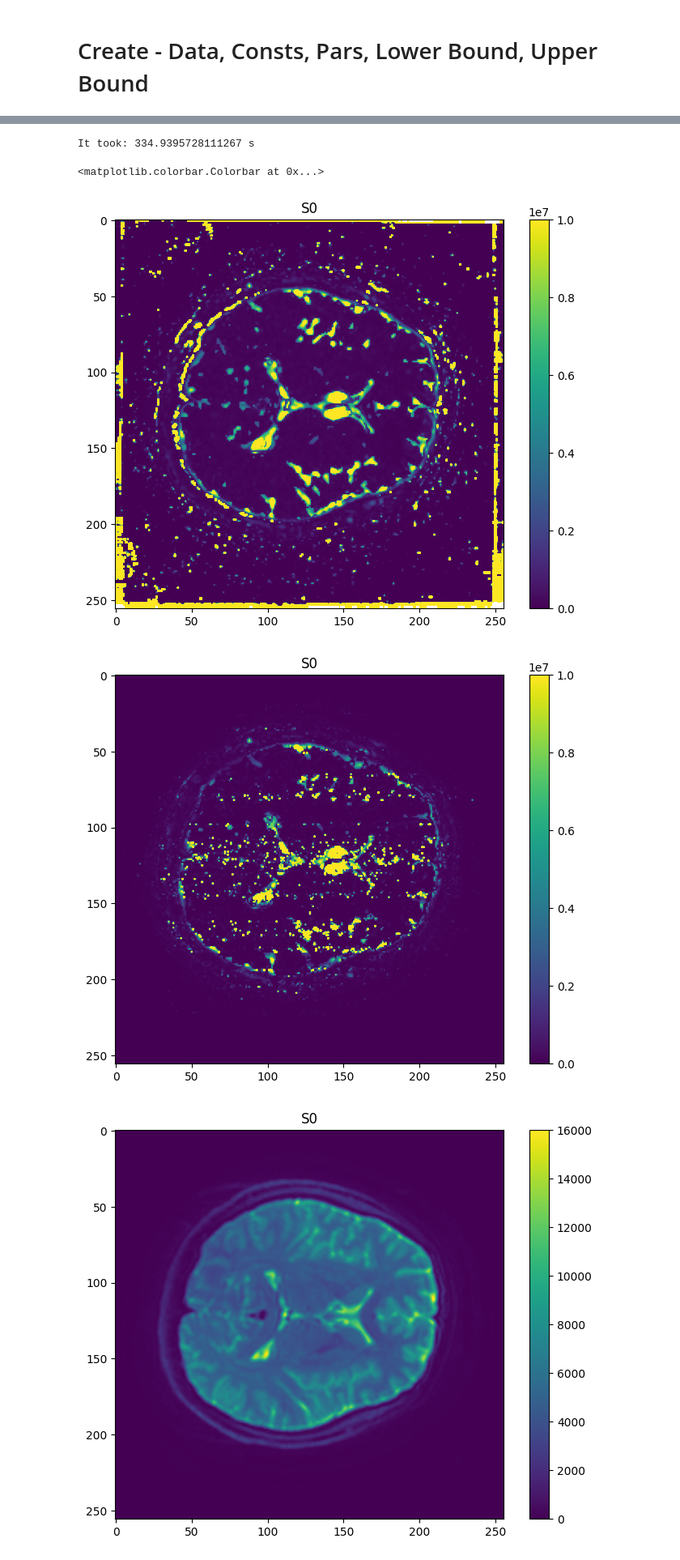
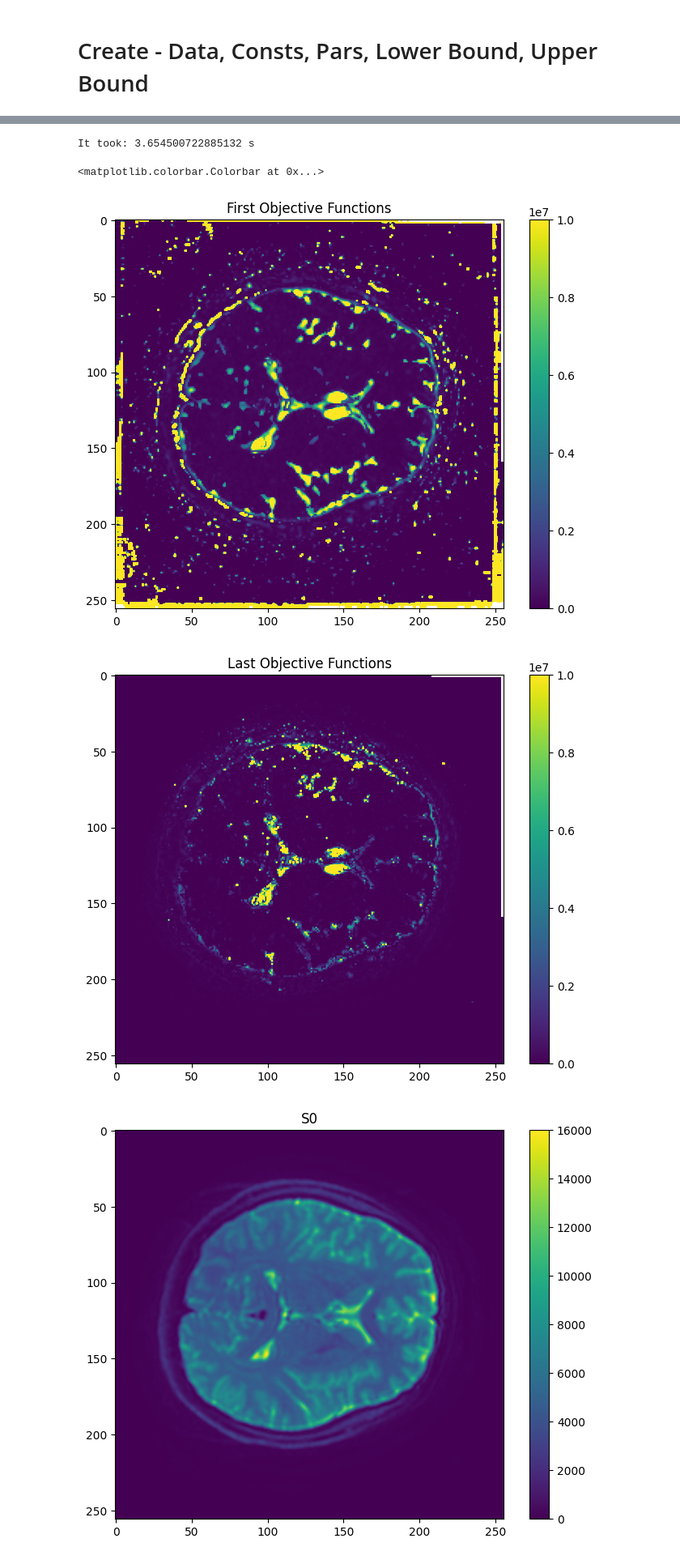
Before and after one commit to turbotage/pycompute, a Jupyter notebook: test_ivim.ipynb, the cells around one changed output, grey strips where cells are left out. Shown at 81% size. Drawn from its saved outputs; the diff is of its cells as text; code cells hidden in the pictures.

Commit message:
Something with nchunks isn't working

```diff
--- a/test_optimize.ipynb
+++ b/test_ivim.ipynb
@@ -78,15 +15,0 @@ Text(0.5, 1.0, 'data - b=0')
-# %%
-pars = np.empty(pars_dipy.shape, pars_dipy.dtype)
-
-convolve = False
-if convolve:
-    kernel_size = 20
-    avg_kernel = np.ones((kernel_size,kernel_size))/(kernel_size**2)
-
-    pars = np.empty(pars_dipy.shape, pars_dipy.dtype)
-
-    for i in range(0,pars.shape[2]):
-        for j in range(0,4):
-            pars[:,:,i,j] = signal.convolve2d(pars_dipy[:,:,i,j], avg_kernel, boundary='symm', mode='same')
-else:
-    pars = pars_dipy.copy()
@@ -150,10 +61,10 @@ expr = 'S0*(f*exp(-b*D_1)+(1-f)*exp(-b*D_2))'
 pars_str = ['S0', 'f', 'D_1', 'D_2']
 consts_str = ['b']
 
-nchunks = 8
+nchunks = 1
 chunk_size = math.ceil(nvoxels / nchunks)
 
-first_f = np.empty((1,nvoxels), dtype=np.float32)
+first_f = np.empty((1, nvoxels), dtype=np.float32)
 last_f = np.empty((1, nvoxels), dtype=np.float32)
 
 solm = clsq.SecondOrderLevenbergMarquardt(expr, pars_str, consts_str, ndata=21, dtype=cp.float32, write_to_file=True)
@@ -162,7 +73,7 @@ start = time.time()
 for i in range(0,nchunks):
 
 	parscu = cp.array(pars_flat[:,i*chunk_size:(i+1)*chunk_size], dtype=cp.float32, copy=True)
-	constscu = cp.array(consts[:,i*chunk_size*ndata:(i+1)*chunk_size*ndata], dtype=cp.float32, copy=True)
+	constscu = cp.array(consts_flat[:,i*chunk_size*ndata:(i+1)*chunk_size*ndata], dtype=cp.float32, copy=True)
 	datacu = cp.array(data_flat[:,i*chunk_size*ndata:(i+1)*chunk_size*ndata], dtype=cp.float32, copy=True)
 	lower_bound_cu = cp.array(lower_bound[:,i*chunk_size:(i+1)*chunk_size], dtype=cp.float32, copy=True)
 	upper_bound_cu = cp.array(upper_bound[:,i*chunk_size:(i+1)*chunk_size], dtype=cp.float32, copy=True)
@@ -179,23 +90,23 @@ cp.cuda.stream.get_current_stream().synchronize()
 end = time.time()
 print('It took: ' + str(end - start) + ' s')
 # %% [output]
-It took: 334.9395728111267 s
+It took: 3.654500722885132 s
 # %%
 ffig1 = plt.figure()
 fax1 = ffig1.add_axes([0,0,1,1])
-ffigdata1 = fax1.imshow(np.reshape(first_f, (data_shape[0], data_shape[1], data_shape[2]))[:,:,15])
+ffigdata1 = fax1.imshow(np.reshape(first_f, (data.shape[0], data.shape[1], data.shape[2]))[:,:,15])
 fax1.set_title('First Objective Functions')
 ffigdata1.set_clim(0.0, 1e7)
 ffig1.colorbar(ffigdata1, ax=fax1)
 
 ffig2 = plt.figure()
 fax2 = ffig2.add_axes([0,0,1,1])
-ffigdata2 = fax2.imshow(np.reshape(last_f, (data_shape[0], data_shape[1], data_shape[2]))[:,:,15])
+ffigdata2 = fax2.imshow(np.reshape(last_f, (data.shape[0], data.shape[1], data.shape[2]))[:,:,15])
 fax2.set_title('Last Objective Functions')
 ffigdata2.set_clim(0.0, 1e7)
 ffig2.colorbar(ffigdata2, ax=fax2)
 # %% [output]
 <matplotlib.colorbar.Colorbar at 0x...>
-[figure, old version]
+[figure, new version]
-[figure, old version]
+[figure, new version]
 # %%
```
Also changed, not shown: parts of 10 cells of this notebook, 3 other files.
